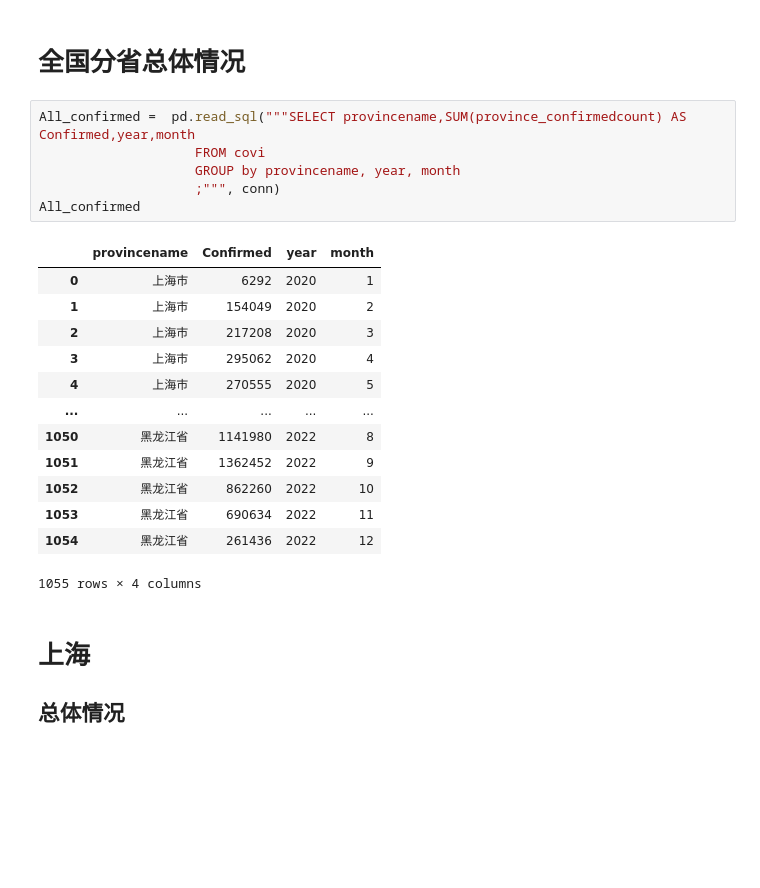
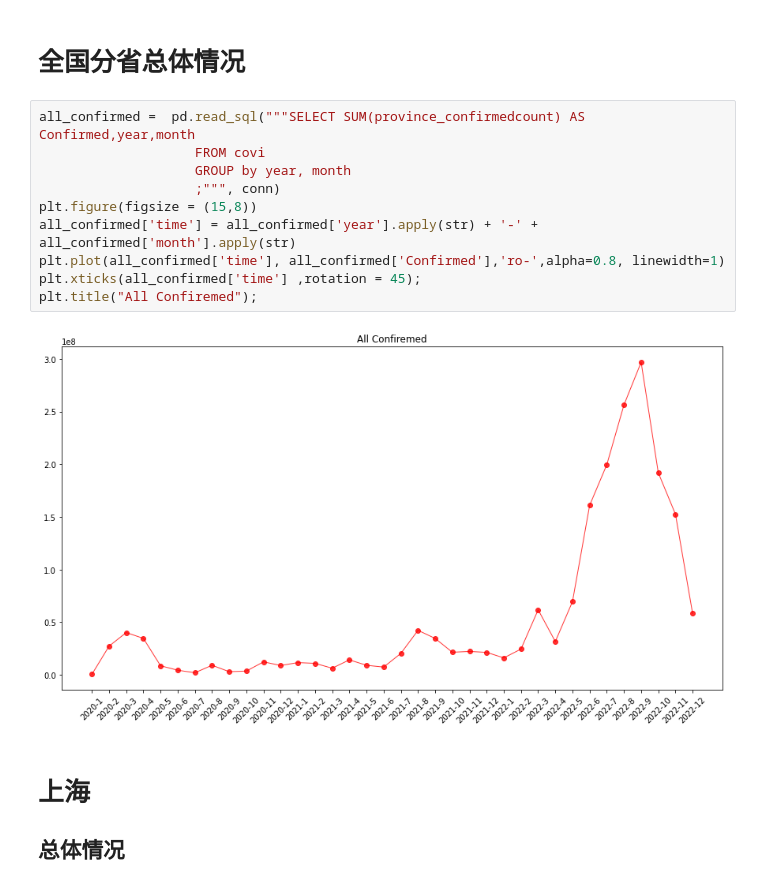
Before and after one commit to eurus-ling/housing_price, a Jupyter notebook: covi-2019-explore-HXY.ipynb, the cells around one changed output. Drawn from its saved outputs; the diff is of its cells as text; blank space fills up the shorter version.

Commit message:
Kaggle Notebook | COVI-2019 explore | Version 2

```diff
--- a/covi-2019-explore-HXY.ipynb
+++ b/covi-2019-explore-HXY.ipynb
@@ -21,26 +21,18 @@ tables.head()
 | 4 | 上海市 | Shanghai | 64685 | 63836 | 595 | ... |
 # %% [markdown]
 # 全国分省总体情况
-# %%
-All_confirmed =  pd.read_sql("""SELECT provincename,SUM(province_confirmedcount) AS Confirmed,year,month
-                    FROM covi
-                    GROUP by provincename, year, month
-                    ;""", conn)
-All_confirmed
-# %% [output]
-|  | provincename | Confirmed | year | month |
-| 0 | 上海市 | 6292 | 2020 | 1 |
-| 1 | 上海市 | 154049 | 2020 | 2 |
-| 2 | 上海市 | 217208 | 2020 | 3 |
-| 3 | 上海市 | 295062 | 2020 | 4 |
-| 4 | 上海市 | 270555 | 2020 | 5 |
-| ... | ... | ... | ... | ... |
-| 1050 | 黑龙江省 | 1141980 | 2022 | 8 |
-| 1051 | 黑龙江省 | 1362452 | 2022 | 9 |
-| 1052 | 黑龙江省 | 862260 | 2022 | 10 |
-| 1053 | 黑龙江省 | 690634 | 2022 | 11 |
-| 1054 | 黑龙江省 | 261436 | 2022 | 12 |
-1055 rows × 4 columns
+# %%
+all_confirmed =  pd.read_sql("""SELECT SUM(province_confirmedcount) AS Confirmed,year,month
+                    FROM covi
+                    GROUP by year, month
+                    ;""", conn)
+plt.figure(figsize = (15,8))
+all_confirmed['time'] = all_confirmed['year'].apply(str) + '-' + all_confirmed['month'].apply(str)
+plt.plot(all_confirmed['time'], all_confirmed['Confirmed'],'ro-',alpha=0.8, linewidth=1)
+plt.xticks(all_confirmed['time'] ,rotation = 45);
+plt.title("All Confiremed");
+# %% [output]
+[figure, added]
 # %% [markdown]
 # 上海
 ## 总体情况
```
